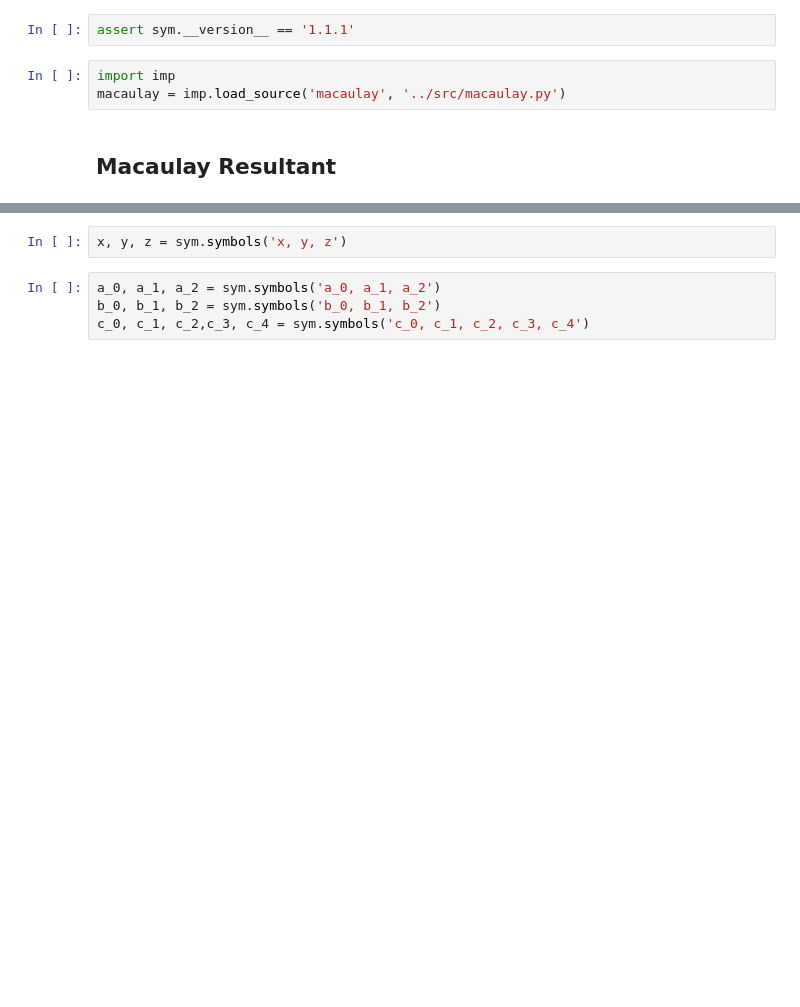
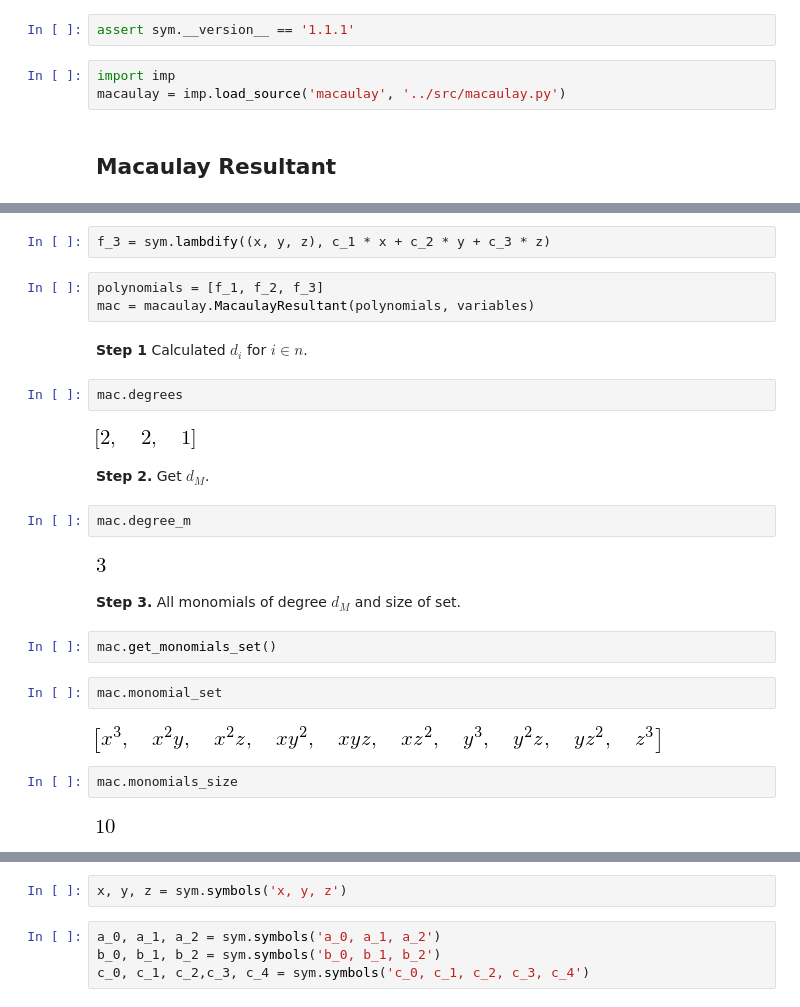
Before and after one commit to Nikoleta-v3/resultant-theory, a Jupyter notebook: notebooks/Macaulay.ipynb, the cells around one changed output, grey strips where cells are left out. Saved outputs shown, nothing was run; the diff lists cells and outputs as text; blank space fills up the shorter version.

Commit message:
finish off macaulay's formulation

```diff
--- a/notebooks/Macaulay.ipynb
+++ b/notebooks/Macaulay.ipynb
@@ -15,0 +41,29 @@ Macaulay Resultant
+# %%
+f_3 = sym.lambdify((x, y, z), c_1 * x + c_2 * y + c_3 * z)
+# %%
+polynomials = [f_1, f_2, f_3]
+mac = macaulay.MacaulayResultant(polynomials, variables)
+# %% [markdown]
+**Step 1** Calculated $d_i$ for $i \in n$.
+# %%
+mac.degrees
+# %% [output]
+[figure, added]
+# %% [markdown]
+**Step 2.** Get $d_M$.
+# %%
+mac.degree_m
+# %% [output]
+[figure, added]
+# %% [markdown]
+**Step 3.** All monomials of degree $d_M$ and size of set.
+# %%
+mac.get_monomials_set()
+# %%
+mac.monomial_set
+# %% [output]
+[figure, added]
+# %%
+mac.monomials_size
+# %% [output]
+[figure, added]
```
Also changed, not shown: parts of 32 cells of this notebook, 1 other file.
